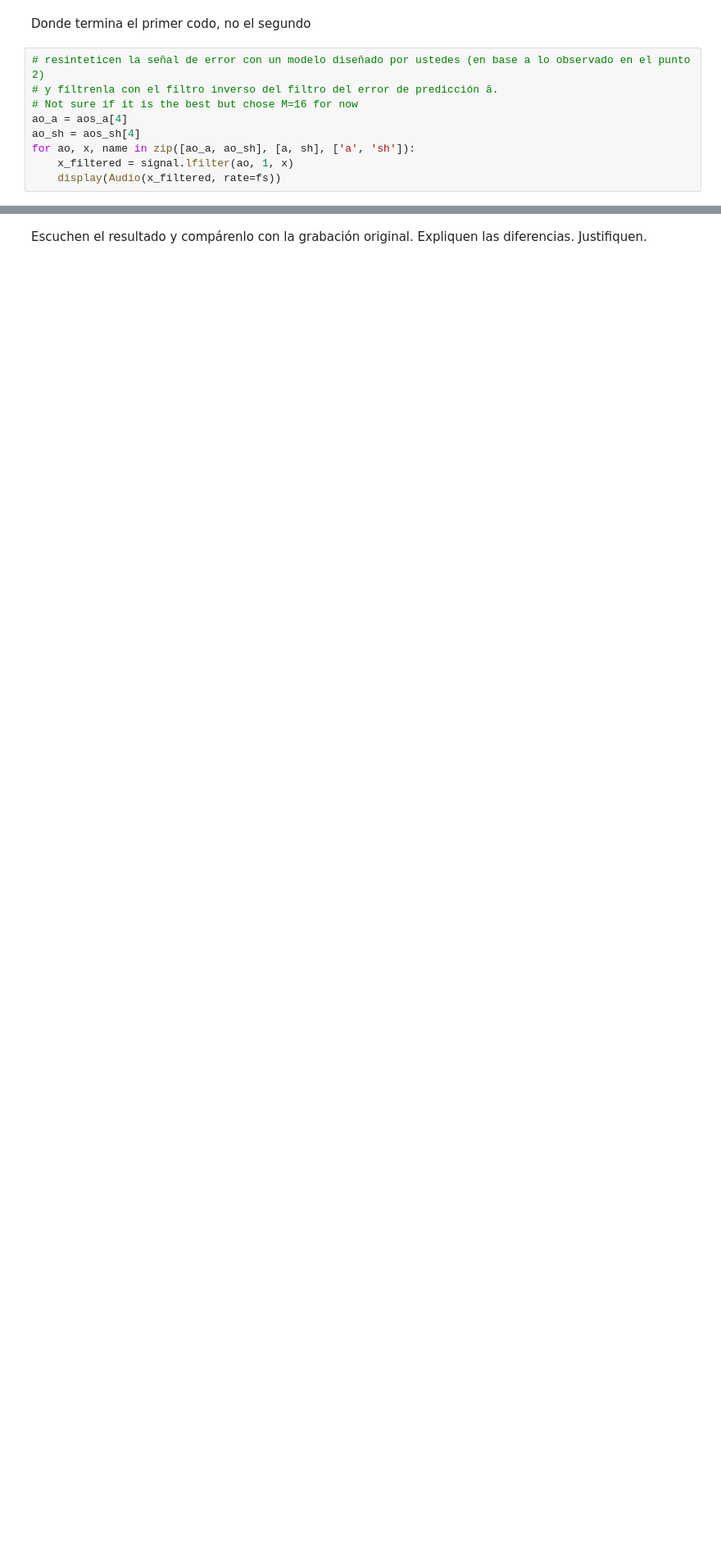
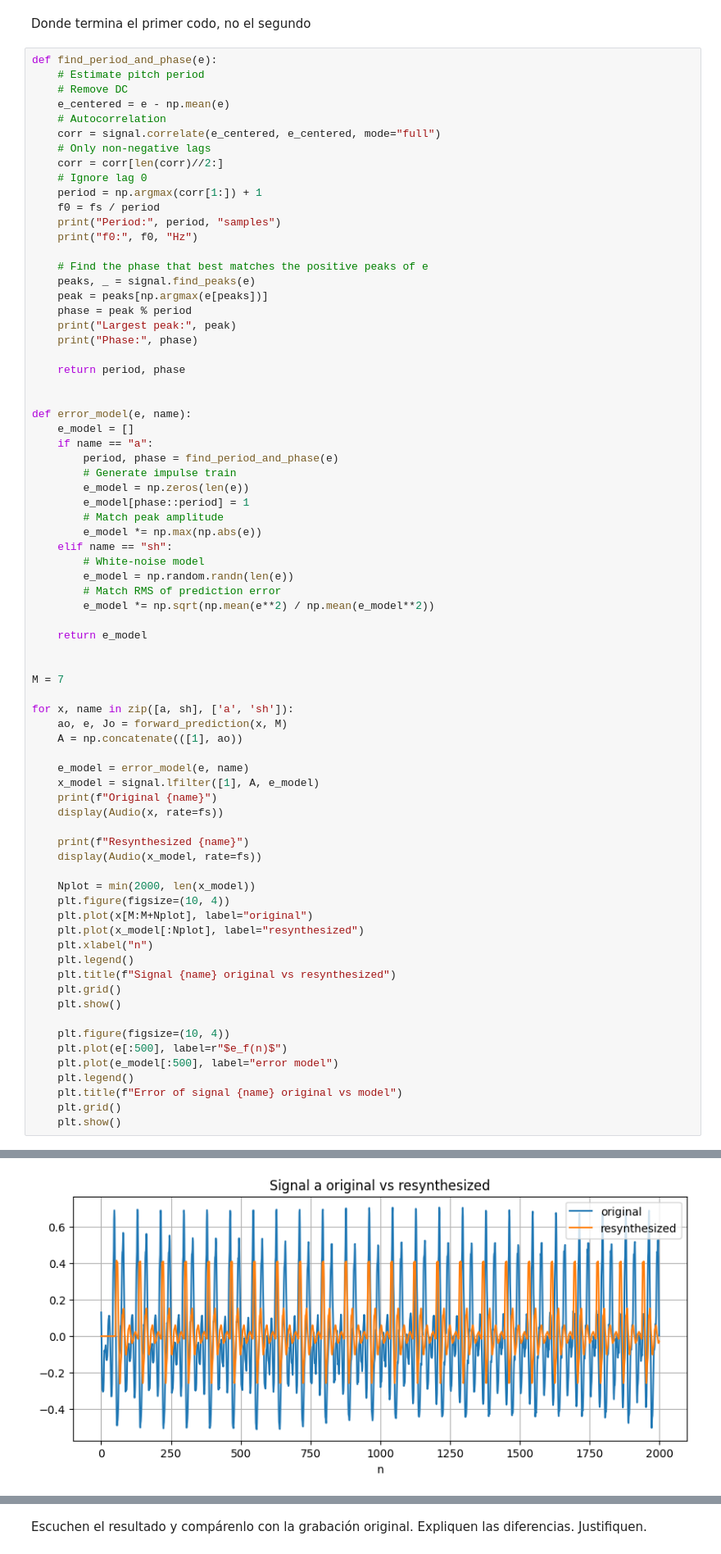
Before and after one commit to albertig2/Procesamiento-Adaptivo-22.46-, a Jupyter notebook: TP3/TP2_prediccion_lineal.ipynb, the cells around one changed output, grey strips where cells are left out. Shown at 82% size. Cells and saved outputs as stored; diff of their text form; blank space fills up the shorter version.

```diff
--- a/TP3/TP2_prediccion_lineal.ipynb
+++ b/TP3/TP2_prediccion_lineal.ipynb
@@ -151,12 +157,77 @@ Expliquen y justifiquen los resultados obtenidos, teniendo en cuenta J(M) y ef(n
 # %% [markdown]
 Donde termina el primer codo, no el segundo
 # %%
-# resinteticen la señal de error con un modelo diseñado por ustedes (en base a lo observado en el punto 2)
-# y fíltrenla con el filtro inverso del filtro del error de predicción ā.
-# Not sure if it is the best but chose M=16 for now
-ao_a = aos_a[4]
-ao_sh = aos_sh[4]
-for ao, x, name in zip([ao_a, ao_sh], [a, sh], ['a', 'sh']):
-    x_filtered = signal.lfilter(ao, 1, x)
-    display(Audio(x_filtered, rate=fs))
+def find_period_and_phase(e):
+    # Estimate pitch period
+    # Remove DC
+    e_centered = e - np.mean(e)
+    # Autocorrelation
+    corr = signal.correlate(e_centered, e_centered, mode="full")
+    # Only non-negative lags
+    corr = corr[len(corr)//2:]
+    # Ignore lag 0
+    period = np.argmax(corr[1:]) + 1
+    f0 = fs / period
+    print("Period:", period, "samples")
+    print("f0:", f0, "Hz")
+
+    # Find the phase that best matches the positive peaks of e
+    peaks, _ = signal.find_peaks(e)
+    peak = peaks[np.argmax(e[peaks])]
+    phase = peak % period
+    print("Largest peak:", peak)
+    print("Phase:", phase)
+
+    return period, phase
+
+
+def error_model(e, name):
+    e_model = []
+    if name == "a":
+        period, phase = find_period_and_phase(e)
+        # Generate impulse train
+        e_model = np.zeros(len(e))
+        e_model[phase::period] = 1
+        # Match peak amplitude
+        e_model *= np.max(np.abs(e))
+    elif name == "sh":
+        # White-noise model
+        e_model = np.random.randn(len(e))
+        # Match RMS of prediction error
+        e_model *= np.sqrt(np.mean(e**2) / np.mean(e_model**2))
+
+    return e_model
+
+
+M = 7
+
+for x, name in zip([a, sh], ['a', 'sh']):
+    ao, e, Jo = forward_prediction(x, M)
+    A = np.concatenate(([1], ao))
+
+    e_model = error_model(e, name)
+    x_model = signal.lfilter([1], A, e_model)
+    print(f"Original {name}")
+    display(Audio(x, rate=fs))
+
+    print(f"Resynthesized {name}")
+    display(Audio(x_model, rate=fs))
+
+    Nplot = min(2000, len(x_model))
+    plt.figure(figsize=(10, 4))
+    plt.plot(x[M:M+Nplot], label="original")
+    plt.plot(x_model[:Nplot], label="resynthesized")
+    plt.xlabel("n")
+    plt.legend()
+    plt.title(f"Signal {name} original vs resynthesized")
+    plt.grid()
+    plt.show()
+
+    plt.figure(figsize=(10, 4))
+    plt.plot(e[:500], label=r"$e_f(n)$")
+    plt.plot(e_model[:500], label="error model")
+    plt.legend()
+    plt.title(f"Error of signal {name} original vs model")
+    plt.grid()
+    plt.show()
 # %% [output]
@@ -164 +241,2 @@ for ao, x, name in zip([ao_a, ao_sh], [a, sh], ['a', 'sh']):
 [interactive output not drawn]
+[figure, added]
```
Also changed, not shown: parts of 22 cells of this notebook.
